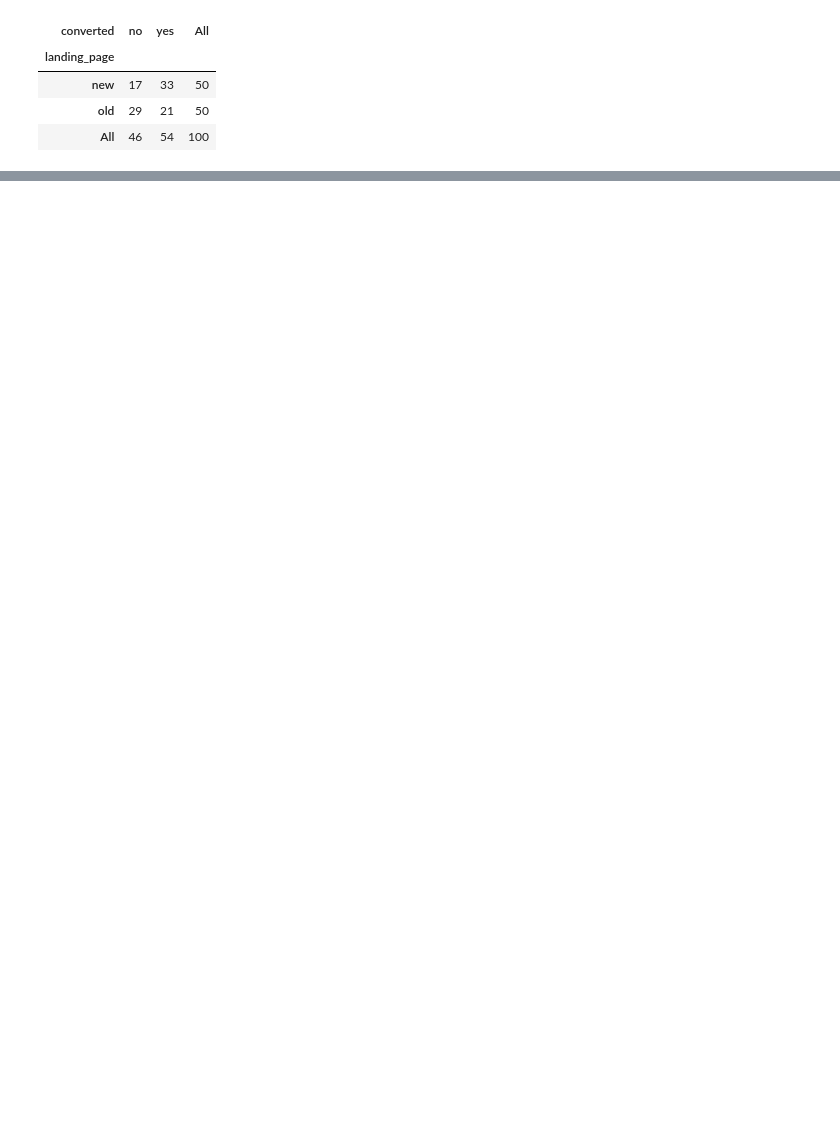
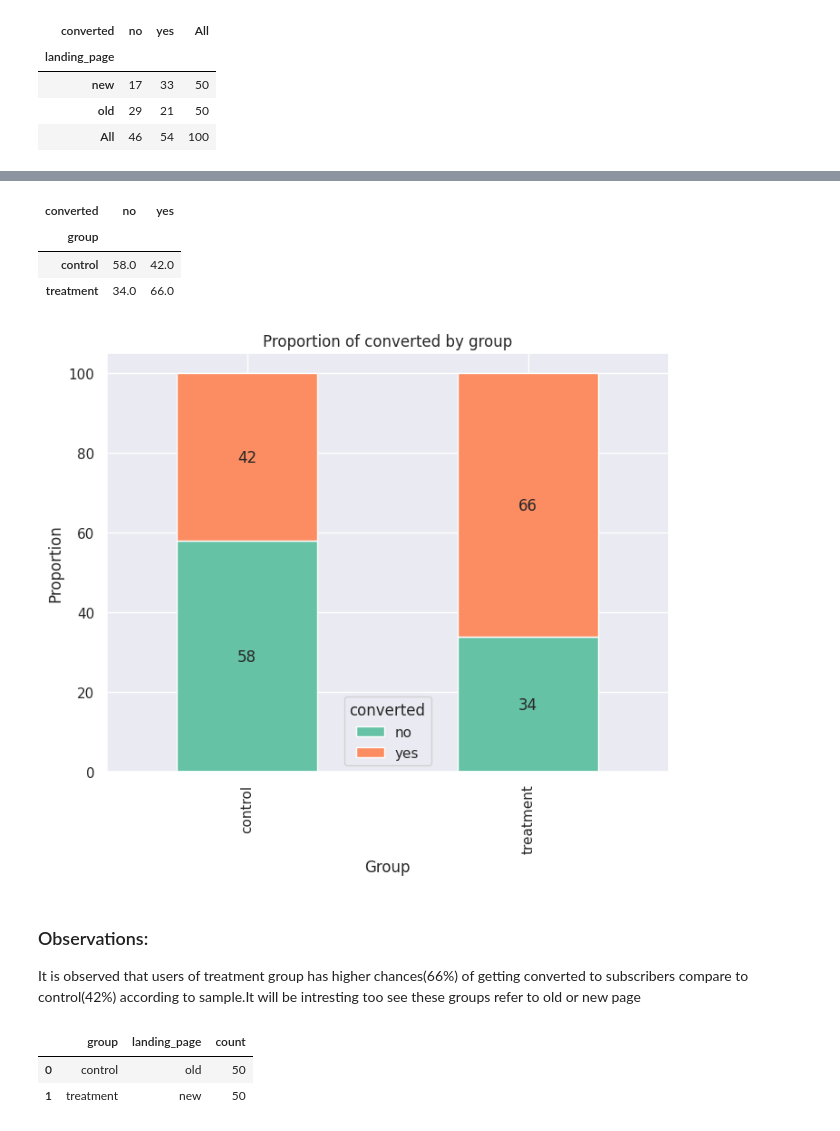
Before and after one commit to Rajesh2015/E-news-Express-Project, a Jupyter notebook: E-news Express Project Solution.ipynb, the cells around one changed output, grey strips where cells are left out. Drawn from its saved outputs; the diff is of its cells as text; code cells hidden in the pictures; blank space fills up the shorter version.

```diff
--- a/E-news Express Project Solution.ipynb
+++ b/E-news Express Project Solution.ipynb
@@ -398,0 +475,24 @@ plt.show()
+# %%
+#  return Contingency table to tabulate the propertion in percentage of group and conversion rate
+pd.crosstab(df['group'],df['converted'],normalize='index')*100
+# %% [output]
+| converted | no | yes |
+| group |  |  |
+| control | 58.0 | 42.0 |
+| treatment | 34.0 | 66.0 |
+# %%
+# Draw stack bar chat to compare the propertion of user converted for any specific
+plt=plot_stacked_bar_with_annotations(df,x='group',y='converted',normalize='index')
+plt.show()
+# %% [output]
+[figure, added]
+# %% [markdown]
+### Observations:
+It is observed that users of treatment group has higher chances(66%) of getting converted to subscribers  compare to control(42%) according to sample.It will be intresting too see these groups refer to old or new page
+# %%
+# Show count each unique value in the landing_page column, grouped by the group
+df.groupby('group')['landing_page'].value_counts().reset_index()
+# %% [output]
+|  | group | landing_page | count |
+| 0 | control | old | 50 |
+| 1 | treatment | new | 50 |
```
Also changed, not shown: parts of 25 cells of this notebook.
